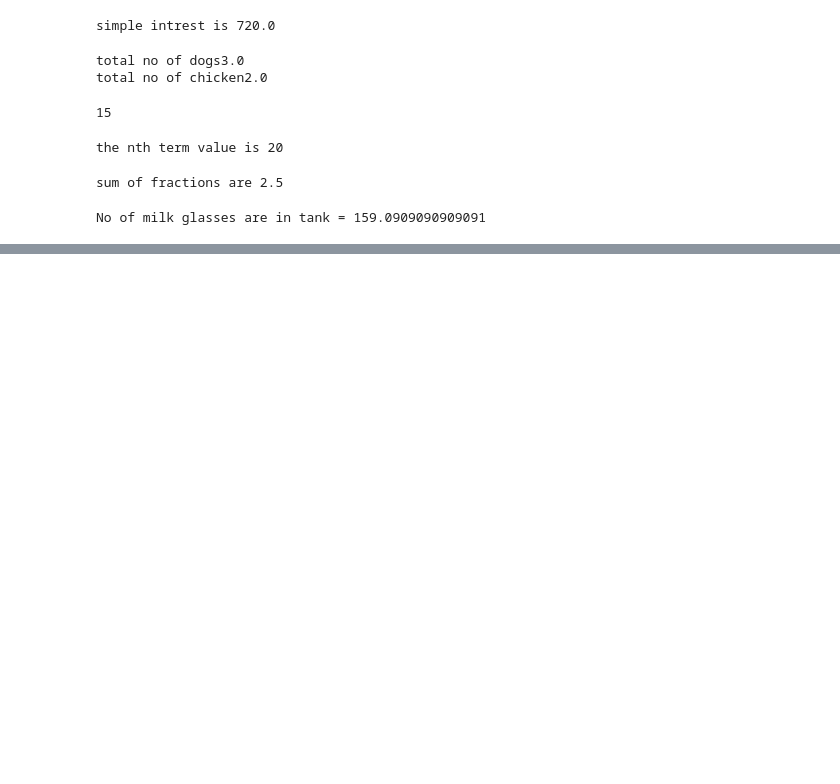
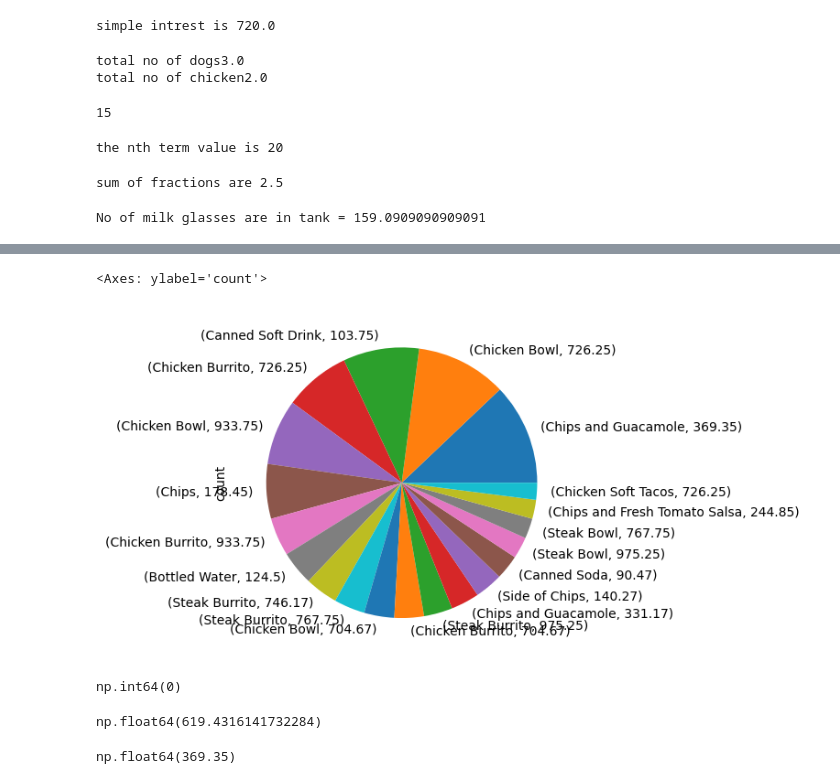
Before and after one commit to Riyaminz13/Data-science-bootcamp-Riya, a Jupyter notebook: some_practice.ipynb, the cells around one changed output, grey strips where cells are left out. Saved outputs shown, nothing was run; the diff lists cells and outputs as text; code cells hidden in the pictures; blank space fills up the shorter version.

Commit message:
added item.csv and batsman.cvs files for practice and practiesed more questions on some_practice fiel

```diff
--- a/some_practice.ipynb
+++ b/some_practice.ipynb
@@ -106,0 +229,6 @@ No of milk glasses are in tank = 159.0909090909091
+# %%
+# Read `items.csv` making `item_name` as index.
+import pandas as pd
+item = pd.read_csv('items.csv')
+item_series = pd.Series(item['item_price'].values, index= item['item_name'])
+item
@@ -106,0 +256,8 @@ No of milk glasses are in tank = 159.0909090909091
+# %%
+# Item price is given in $, so convert it to rupees without currency symbol.
+item['item_price'] = item['item_price'].replace('[$]','',regex=True).astype(float)
+
+usd_to_inr = 83
+item['item_price'] = item['item_price'] * usd_to_inr
+item['item_price'] = item['item_price'].round(2)
+item
@@ -106,0 +278,5 @@ No of milk glasses are in tank = 159.0909090909091
+# %%
+item.value_counts().head(20).plot(kind='pie')
+# %% [output]
+<Axes: ylabel='count'>
+[figure, added]
@@ -106,0 +287,17 @@ No of milk glasses are in tank = 159.0909090909091
+# %%
+item['item_price'].isnull().sum()
+# %% [output]
+np.int64(0)
+# %%
+# Find mean price
+
+item['item_price'].mean()
+# %% [output]
+np.float64(619.4316141732284)
+# %%
+# Find 30th and 6th percentile value
+
+item['item_price'].quantile(.3)
+# item['item_price'].quantile(.06)
+# %% [output]
+np.float64(369.35)
```
Also changed, not shown: parts of 17 cells of this notebook, 2 other files.
